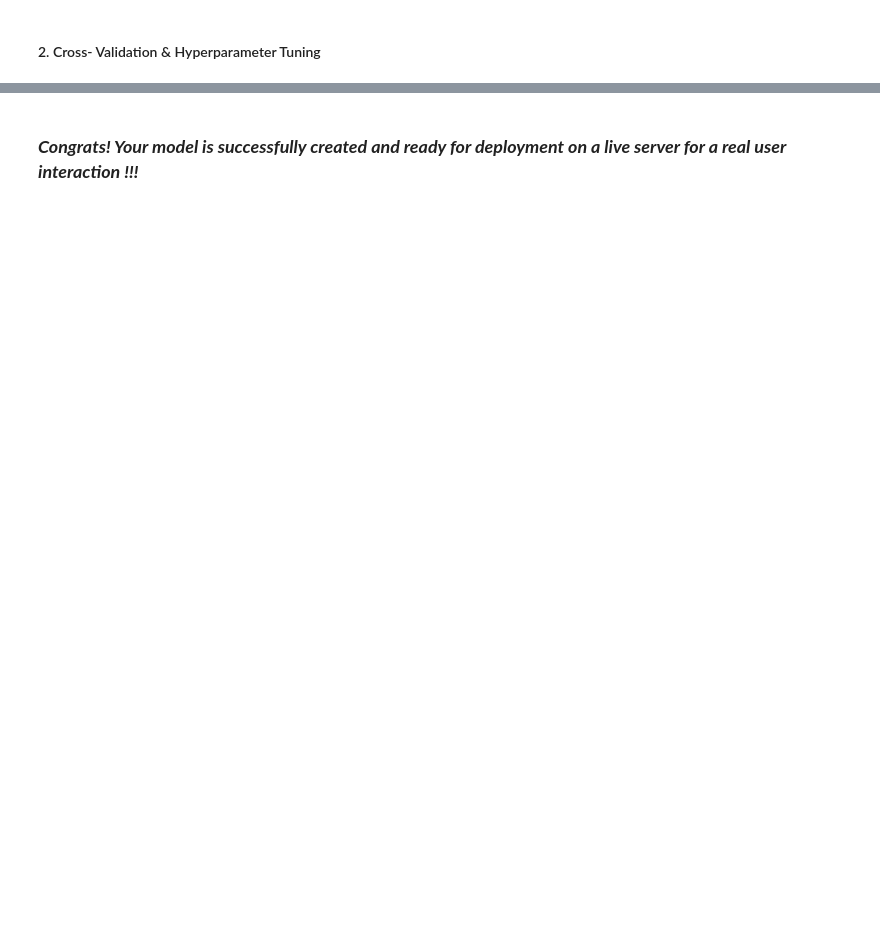
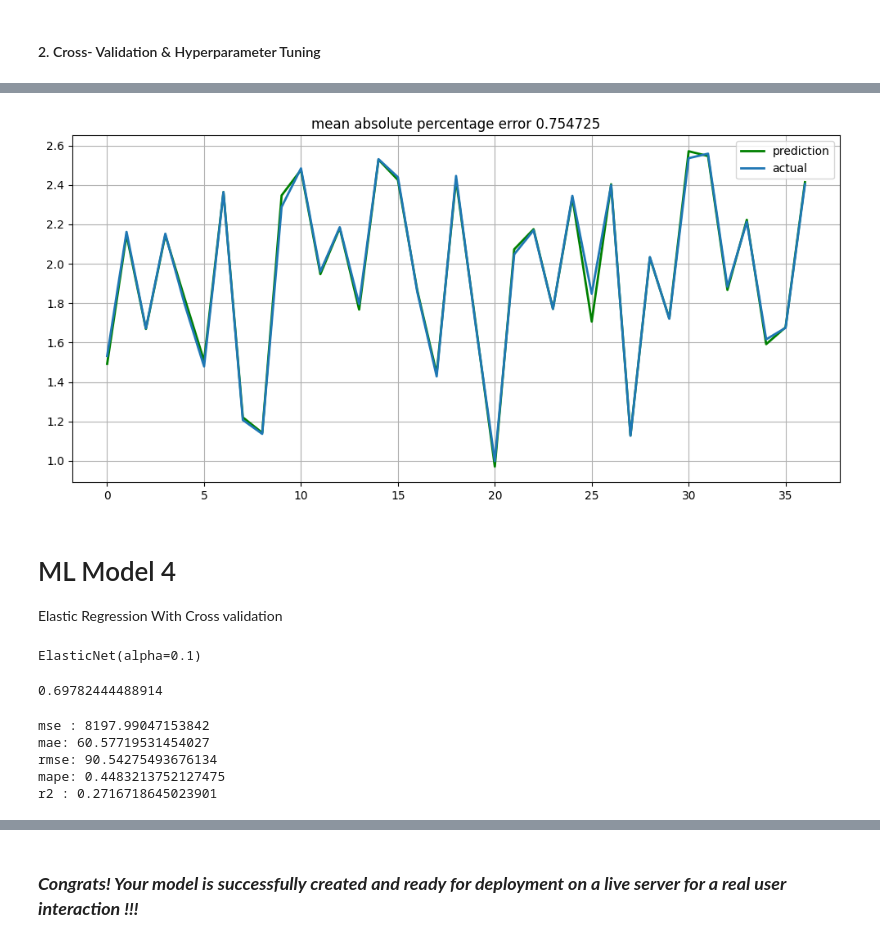
Before and after one commit to dipali-solake/Machine-learning, a Jupyter notebook: Yes_Bank_Stock_Closing_Price_prediction.ipynb, the cells around one changed output, grey strips where cells are left out. Saved outputs shown, nothing was run; the diff lists cells and outputs as text; code cells hidden in the pictures; blank space fills up the shorter version.

```diff
--- a/Yes_Bank_Stock_Closing_Price_prediction.ipynb
+++ b/Yes_Bank_Stock_Closing_Price_prediction.ipynb
@@ -925,0 +1030,24 @@ Answer Here.
+# %%
+# checking the performance of model
+# function to plot model performance
+def plotmodelresult(model, x_train=x_train, x_test=x_test, plot_intervals=False):
+
+  # plot model vs fact values
+
+   prediction = model.predict(x_test)
+
+   plt.figure(figsize=(10,5))
+   plt.plot(prediction, 'g', label='prediction', linewidth=2.0)
+   plt.plot(y_test,label='actual',linewidth=2.0)
+
+   plt.title('mean absolute percentage error {0:2f}'.format(mape))
+   plt.legend(loc='best')
+   plt.tight_layout()
+   plt.grid(True);
+
+plotmodelresult(lasso_regressor, plot_intervals=True)
+# %% [output]
+[figure, added]
+# %% [markdown]
+# ML Model 4
+Elastic Regression With Cross validation
@@ -925,0 +1056,8 @@ Answer Here.
+# %%
+elasticnet.fit(x_train,y_train)
+# %% [output]
+ElasticNet(alpha=0.1)
+# %%
+elasticnet.score(x_train,y_train)
+# %% [output]
+0.69782444488914
@@ -925,0 +1066,21 @@ Answer Here.
+# %%
+mse = mean_squared_error(10**(y_test),10**(y_pred_en))
+print('mse :',mse)
+
+mae = mean_absolute_error(10**(y_test),10**(y_pred_en))
+print('mae:',mae)
+
+rmse = np.sqrt(mse)
+print('rmse:',rmse)
+
+mape = mean_absolute_percentage_error(10**(y_test),10**(y_pred_en))
+print('mape:',mape)
+
+r2 = r2_score(10**(y_test),10**(y_pred_en))
+print('r2 :',r2)
+# %% [output]
+mse : 8197.99047153842
+mae: 60.57719531454027
+rmse: 90.54275493676134
+mape: 0.4483213752127475
+r2 : 0.2716718645023901
```
Also changed, not shown: parts of 81 cells of this notebook.
